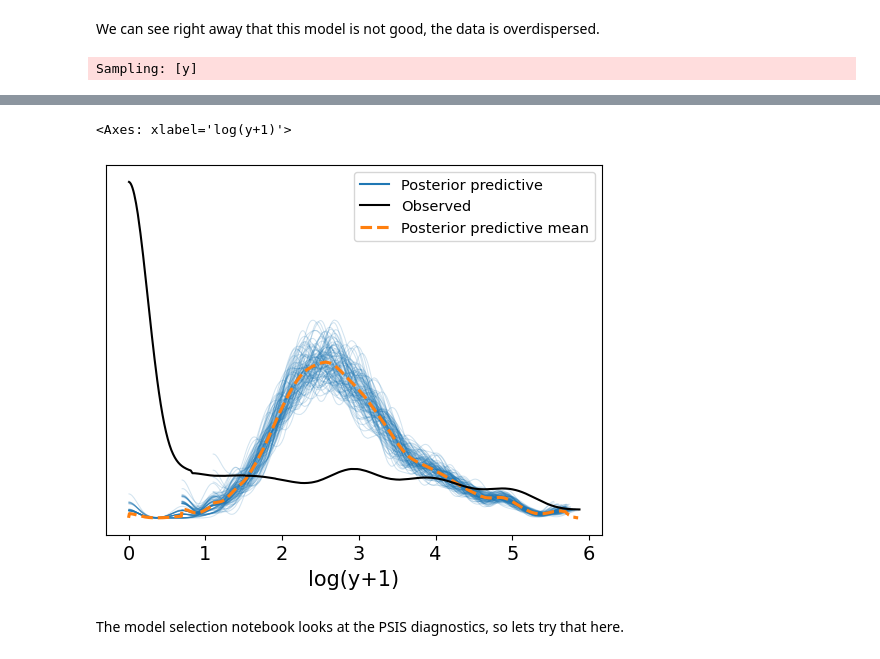
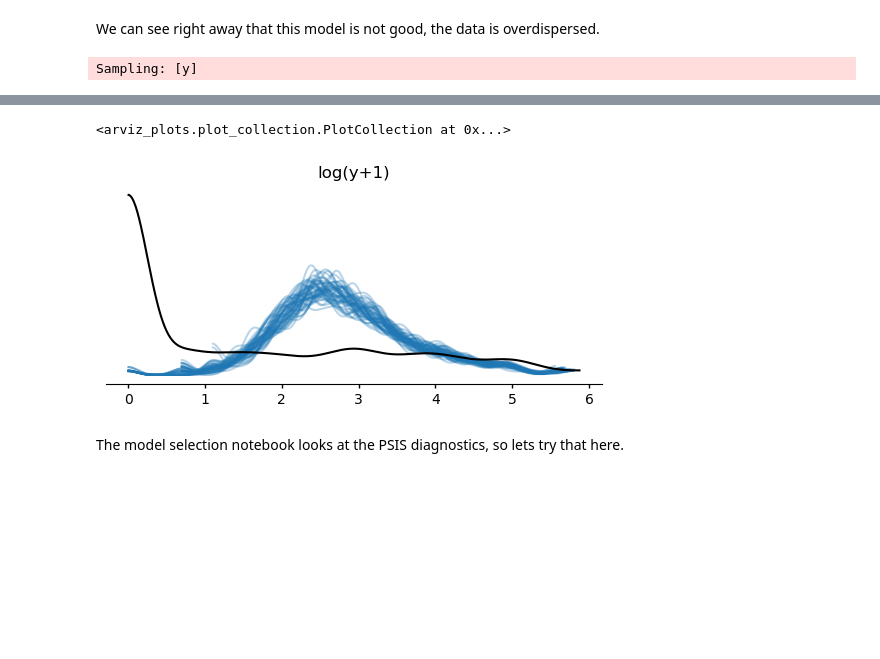
Before and after one commit to DrEntropy/BDA3_Study, a Jupyter notebook: roachescv.ipynb, the cells around one changed output, grey strips where cells are left out. Saved outputs shown, nothing was run; the diff lists cells and outputs as text; code cells hidden in the pictures; blank space fills up the shorter version.

```diff
--- a/roachescv.ipynb
+++ b/roachescv.ipynb
@@ -110,17 +112,18 @@ def plot_log_posterior_ppc(idata):
     idata.posterior_predictive[var_name] = np.log(idata.posterior_predictive['y'] + 1)
     idata.observed_data[var_name] = np.log(idata.observed_data['y'] + 1)
 
-    return az.plot_ppc(idata, var_names=[var_name], num_pp_samples=100)
+    return azp.plot_ppc_dist(idata, var_names = var_name)
 # %%
 with poisson_model:
-    pm.sample_posterior_predictive(trace_poisson, extend_inferencedata=True)
-plot_log_posterior_ppc( trace_poisson)
+   pp_poisson =  pm.sample_posterior_predictive(trace_poisson)
+
+plot_log_posterior_ppc(pp_poisson)
 # %% [output]
 Sampling: [y]
 [interactive output not drawn]
 [interactive output not drawn]
-<Axes: xlabel='log(y+1)'>
+<arviz_plots.plot_collection.PlotCollection at 0x...>
-[figure, old version]
+[figure, new version]
 # %% [markdown]
 The model selection notebook looks at the PSIS diagnostics, so lets try that here.
 # %%
```
Also changed, not shown: parts of 15 cells of this notebook, 1 other file.
